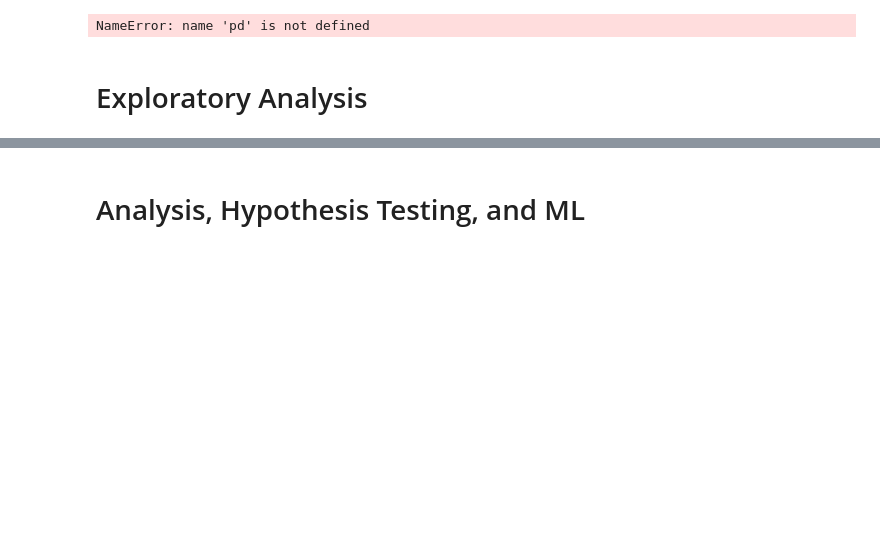
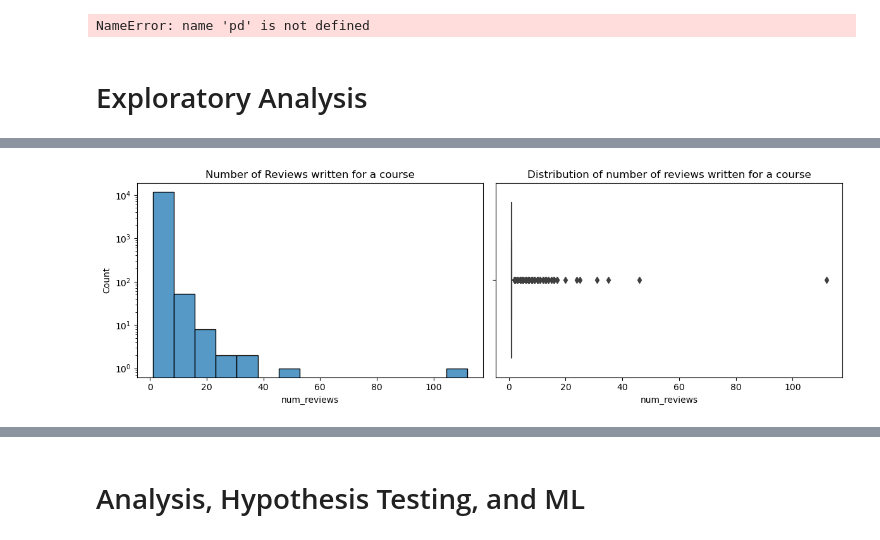
Before and after one commit to aaronl1661/teacherSalaryAnalysis, a Jupyter notebook: index.ipynb, the cells around one changed output, grey strips where cells are left out. Saved outputs shown, nothing was run; the diff lists cells and outputs as text; code cells hidden in the pictures; blank space fills up the shorter version.

Commit message:
copy exploratory stuff over to index

```diff
--- a/index.ipynb
+++ b/index.ipynb
@@ -917,0 +962,34 @@ NameError: name 'pd' is not defined
+# %%
+def getIndex(year, array):
+    differenceArray = np.absolute(np.array(array)-year)
+    return differenceArray.argmin()
+def getSalary(index, salary):
+    return salary[index]
+df['index'] = df.apply(lambda x: getIndex(x['curr_year'], x['years_taught']), axis=1)
+df['current_salary'] = df.apply(lambda x: getSalary(x['index'], x['salaries']), axis=1)
+df = df.drop('index', axis=1)
+# %%
+df_codes = pd.read_csv('src/2_clean_data/code_departments.csv')
+# %%
+#Add the department that a course is a part of based on the major-department conversion table
+
+df['department'] = [df_codes[df_codes['Major'].str.contains(row['course'][0:4])]['Department'].values[0] for index, row in df.iterrows()]
+# %%
+#Reset index
+
+df.reset_index(drop=True, inplace=True)
+# %%
+#Histogram distribution for number of reviews written for a course (logarithmic on y axis)
+
+fig, axes = plt.subplots(nrows = 1, ncols = 2, figsize=(12,4))
+
+g = sns.histplot(data = df, x = 'num_reviews', ax = axes[0])
+g.set_yscale('log')
+g.set_title("Number of Reviews written for a course")
+
+#Boxplot of distribution of number of reviews written
+b = sns.boxplot(data = df, x = 'num_reviews', ax=axes[1]).set_title("Distribution of number of reviews written for a course")
+
+fig.tight_layout()
+# %% [output]
+[figure, added]
```
Also changed, not shown: parts of 25 cells of this notebook.
